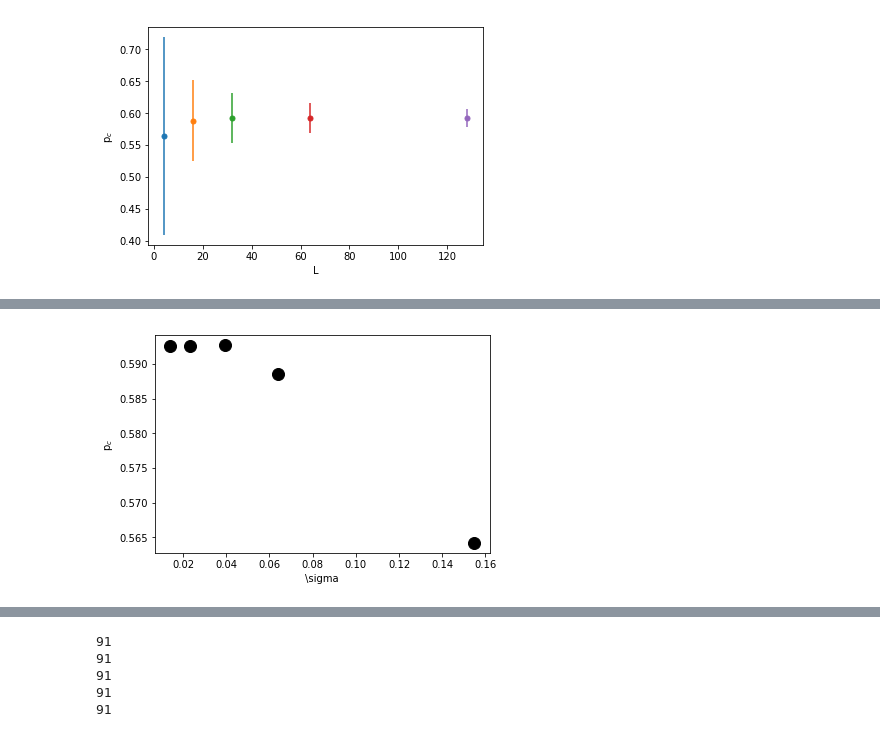
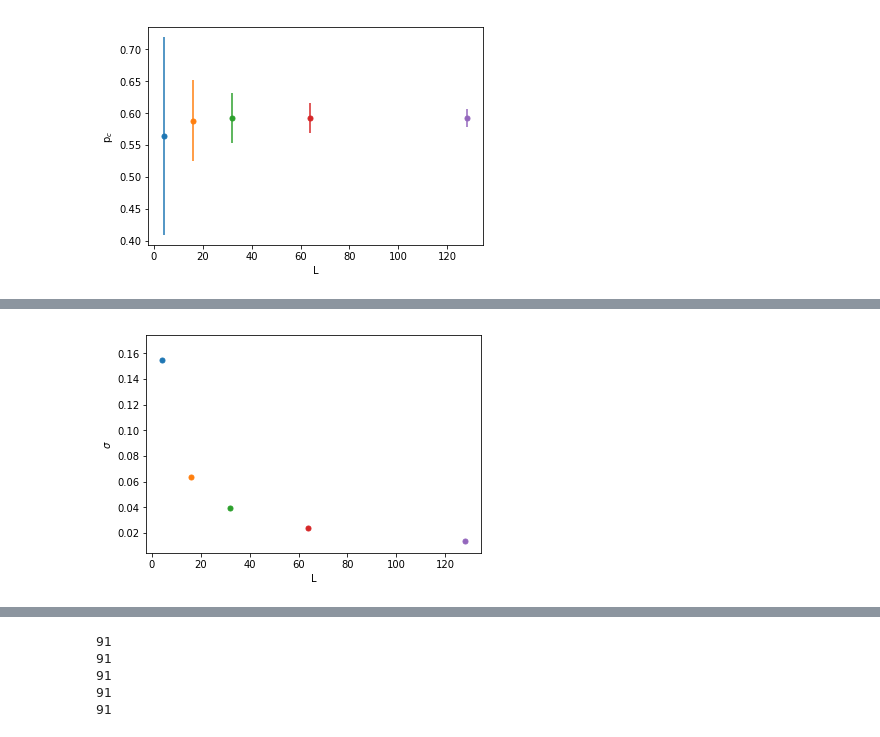
Before and after one commit to Luciousboy/computacional, a Jupyter notebook: graficador.ipynb, the cells around one changed output, grey strips where cells are left out. Cells and saved outputs as stored; diff of their text form; code cells hidden in the pictures.

```diff
--- a/graficador.ipynb
+++ b/graficador.ipynb
@@ -80,3 +80,38 @@ plt.savefig(name+'_grafico.png')
 plt.show()
 # %% [output]
 [figure]
+# %%
+#grafiquemos
+name='Pinf'
+from scipy import optimize
+
+x=[]
+y=[]
+fig=plt.figure()
+ax = plt.subplot(111)
+for i in range(0,len(pc_L)):
+    #plt.scatter(pc_L[i][2],pc_L[i][1],s=25,label="L="+l)
+    x.append(pc_L[i][2]);
+    y.append(pc_L[i][1]);
+
+x_g=np.asarray(x);
+y_g=np.asarray(y);
+x=np.asarray(x)[1:6]; #estan desordenados, los ultimos son los primeros.
+y=np.asarray(y)[1:6];
+fitfunc = lambda p, x: p[0]*x+p[1]# Funcion con la que queremos fitear la data
+p0 = [1, 1] # Parametros iniciales para fitear
+errfunc = lambda p, x, y: fitfunc(p, x) - y # Distancia a la función objetivo
+p1, success = optimize.leastsq(errfunc, p0[:], args=(x, y))
+#p1 es [pendiente, origen]
+plt.plot(x_g, y_g,'o', x, fitfunc(p1, x), "k--",linewidth=3) # ploteo la data y el ajuste
+plt.xlabel('$\sigma$')
+plt.ylabel('p$_{{c}}$')
+props = dict(boxstyle='round', facecolor='wheat', alpha=0.5)
+
+# place a text box in upper left in axes coords
+fig.text(0.3, 0.3, '$p_{c}(\infty)=$ %0.3f' %round(p1[1],3), transform=ax.transAxes, fontsize=14,
+        verticalalignment='top', bbox=props)
+
+#plt.title(name)
+plt.savefig(name+'_grafico.png')
+plt.show()
@@ -83,16 +120,16 @@ plt.show()
 # %%
 #grafiquemos
-name='pcssigma'
+name='stdvsL'
 plt.figure()
 for i in range(0,len(pc_L)):
-    plt.plot(pc_L[i][2],pc_L[i][1],'ko', markersize=12)
+    plt.scatter(pc_L[i][0],pc_L[i][2],s=25,label="L="+l)
 
-plt.xlabel('\sigma')
-plt.ylabel('p$_{{c}}$')
+plt.xlabel('L')
+plt.ylabel('$\sigma$')
 #plt.legend()
 #plt.title(name)
 
 plt.savefig(name+'_grafico.png')
 plt.show()
 # %% [output]
-[figure, old version]
+[figure, new version]
```
Also changed, not shown: parts of 25 cells of this notebook, 7 other files.
